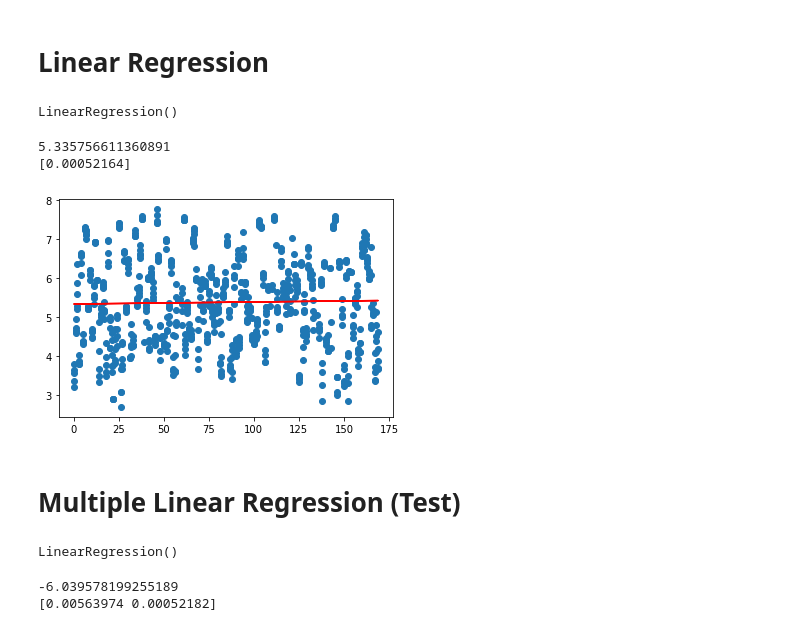
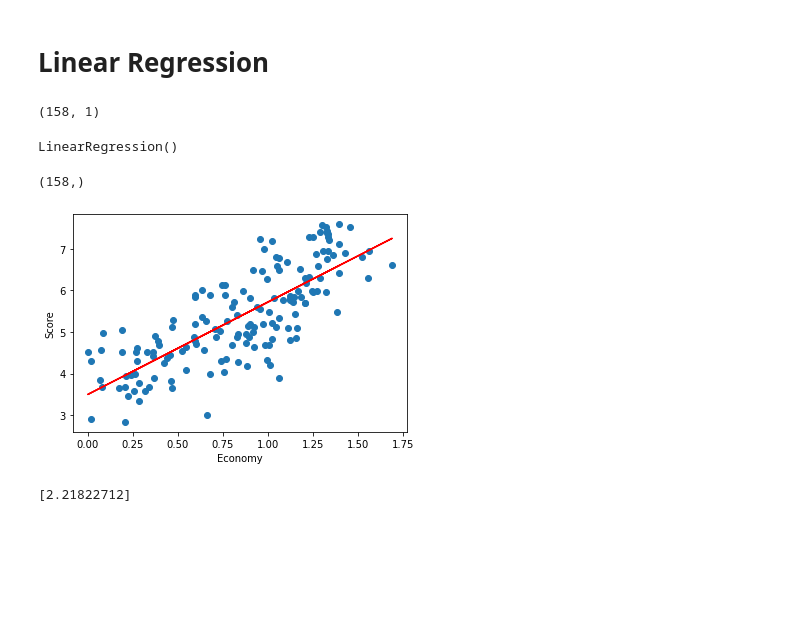
Before and after one commit to vyu821/world-happiness-analysis, a Jupyter notebook: happiness_machine_learning_model.ipynb, the cells around one changed output. Cells and saved outputs as stored; diff of their text form; code cells hidden in the pictures; blank space fills up the shorter version.

Commit message:
created linear regression model using 2015 data, tested Economy vs Score

```diff
--- a/happiness_machine_learning_model.ipynb
+++ b/happiness_machine_learning_model.ipynb
@@ -166,27 +175,34 @@ df_2019.head()
 # Linear Regression
 # %%
 # Split dependent and independent variables
-X = score_country_all_five_years[["Country Code"]]
-y = score_country_all_five_years["Score"]
+X = df_2015.Economy.values.reshape(-1, 1)
+X.shape
+# %% [output]
+(158, 1)
+# %%
+y = df_2015.Score
 # %%
 # Build Linear Regression model
 model = LinearRegression()
 model.fit(X, y)
 # %% [output]
 LinearRegression()
-# %%
-# Print Intercept & Coefficients
-print(model.intercept_)
-print(model.coef_)
-# %% [output]
-5.335756611360891
-[0.00052164]
+# %%
+# Prediction
+y_pred = model.predict(X)
+print(y_pred.shape)
+# %% [output]
+(158,)
 # %%
-# Prediction
-y_pred = model.predict(X)
-
+# Plot predictions
 plt.scatter(X, y)
 plt.plot(X, y_pred, color='red')
+plt.xlabel('Economy')
+plt.ylabel('Score')
 plt.show()
+
+# print slope of line
+print(model.coef_)
 # %% [output]
-[figure, old version]
+[figure, new version]
+[2.21822712]
@@ -195,2 +208,0 @@ plt.show()
-# %% [markdown]
-# Multiple Linear Regression (Test)
@@ -201,13 +208,0 @@ y = score_country_all_five_years["Score"]
-# %%
-# Build Multi Linear Regression model
-model = LinearRegression()
-model.fit(X, y)
-# %% [output]
-LinearRegression()
-# %%
-# Print Intercept & Coefficients
-print(model.intercept_)
-print(model.coef_)
-# %% [output]
--6.039578199255189
-[0.00563974 0.00052182]
```
Also changed, not shown: parts of 19 cells of this notebook.
